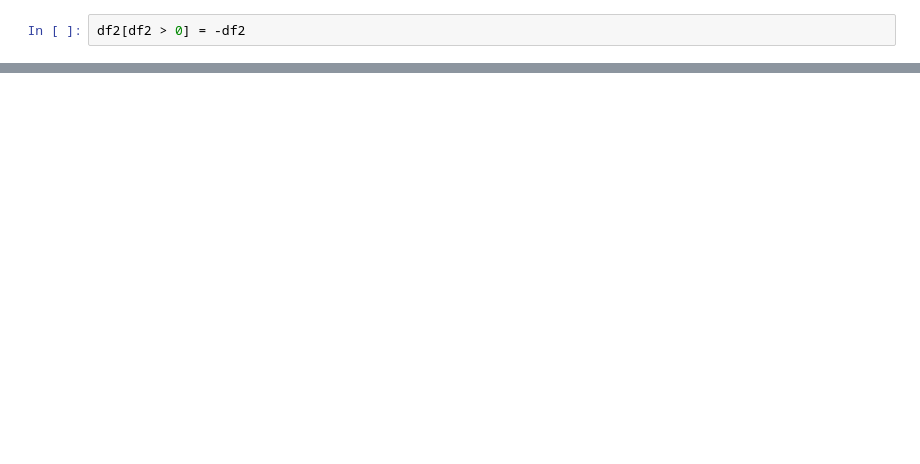
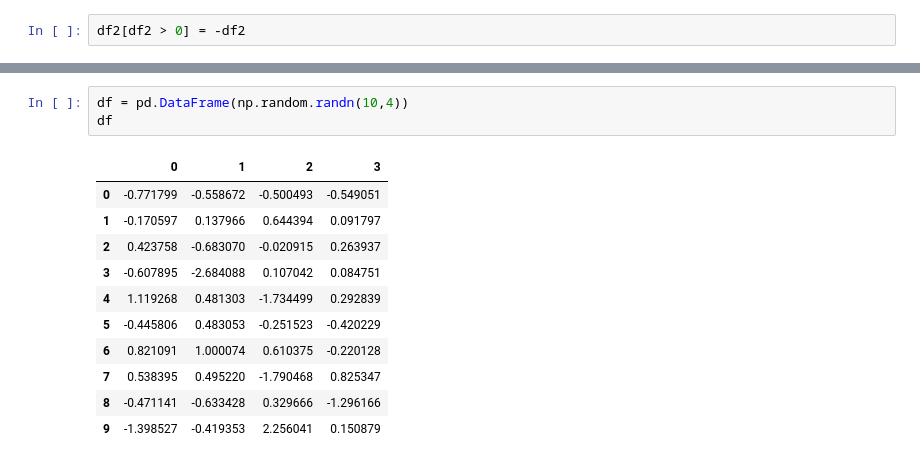
Before and after one commit to misterio33/Learning, a Jupyter notebook: ML_Cource/Lesson_1_pandas/10_minutes_to_pandas.ipynb, the cells around one changed output, grey strips where cells are left out. Cells and saved outputs as stored; diff of their text form; blank space fills up the shorter version.

```diff
--- a/ML_Cource/Lesson_1_pandas/10_minutes_to_pandas.ipynb
+++ b/ML_Cource/Lesson_1_pandas/10_minutes_to_pandas.ipynb
@@ -362,0 +567,15 @@ df2
+# %%
+df = pd.DataFrame(np.random.randn(10,4))
+df
+# %% [output]
+|  | 0 | 1 | 2 | 3 |
+| 0 | -0.771799 | -0.558672 | -0.500493 | -0.549051 |
+| 1 | -0.170597 | 0.137966 | 0.644394 | 0.091797 |
+| 2 | 0.423758 | -0.683070 | -0.020915 | 0.263937 |
+| 3 | -0.607895 | -2.684088 | 0.107042 | 0.084751 |
+| 4 | 1.119268 | 0.481303 | -1.734499 | 0.292839 |
+| 5 | -0.445806 | 0.483053 | -0.251523 | -0.420229 |
+| 6 | 0.821091 | 1.000074 | 0.610375 | -0.220128 |
+| 7 | 0.538395 | 0.495220 | -1.790468 | 0.825347 |
+| 8 | -0.471141 | -0.633428 | 0.329666 | -1.296166 |
+| 9 | -1.398527 | -0.419353 | 2.256041 | 0.150879 |
```
Also changed, not shown: parts of 60 cells of this notebook.
